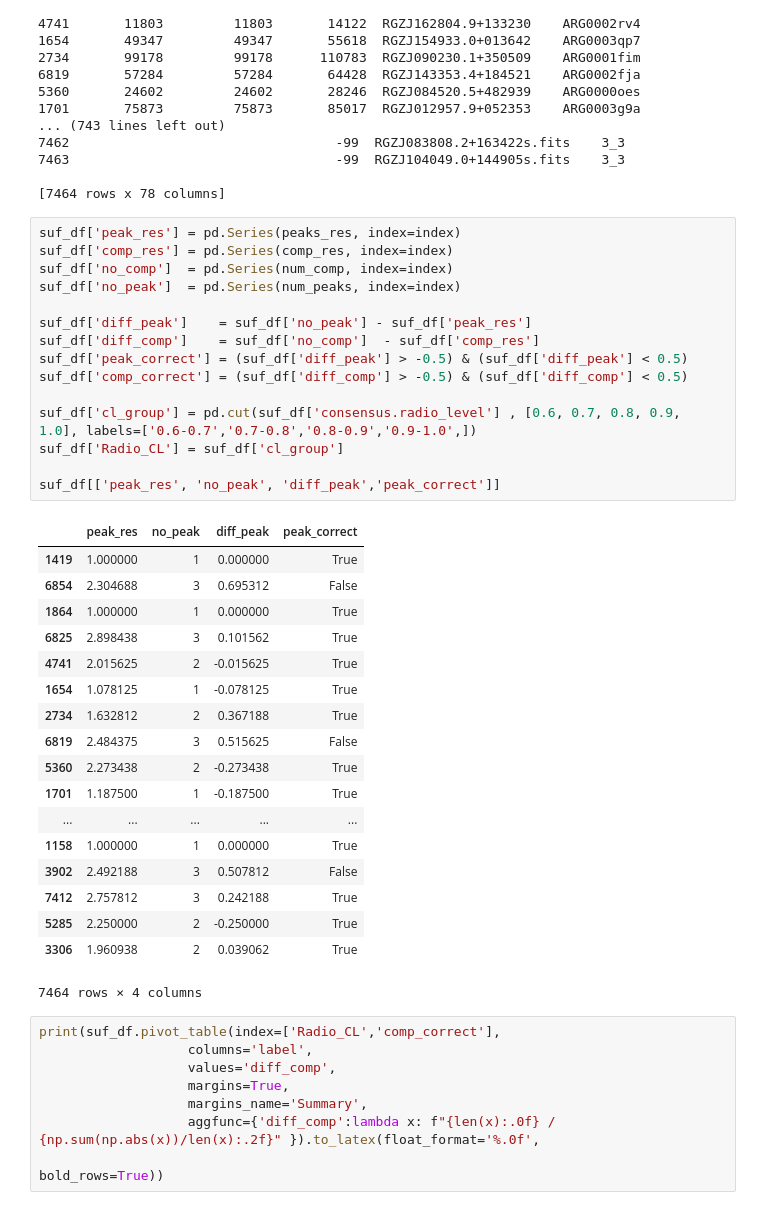
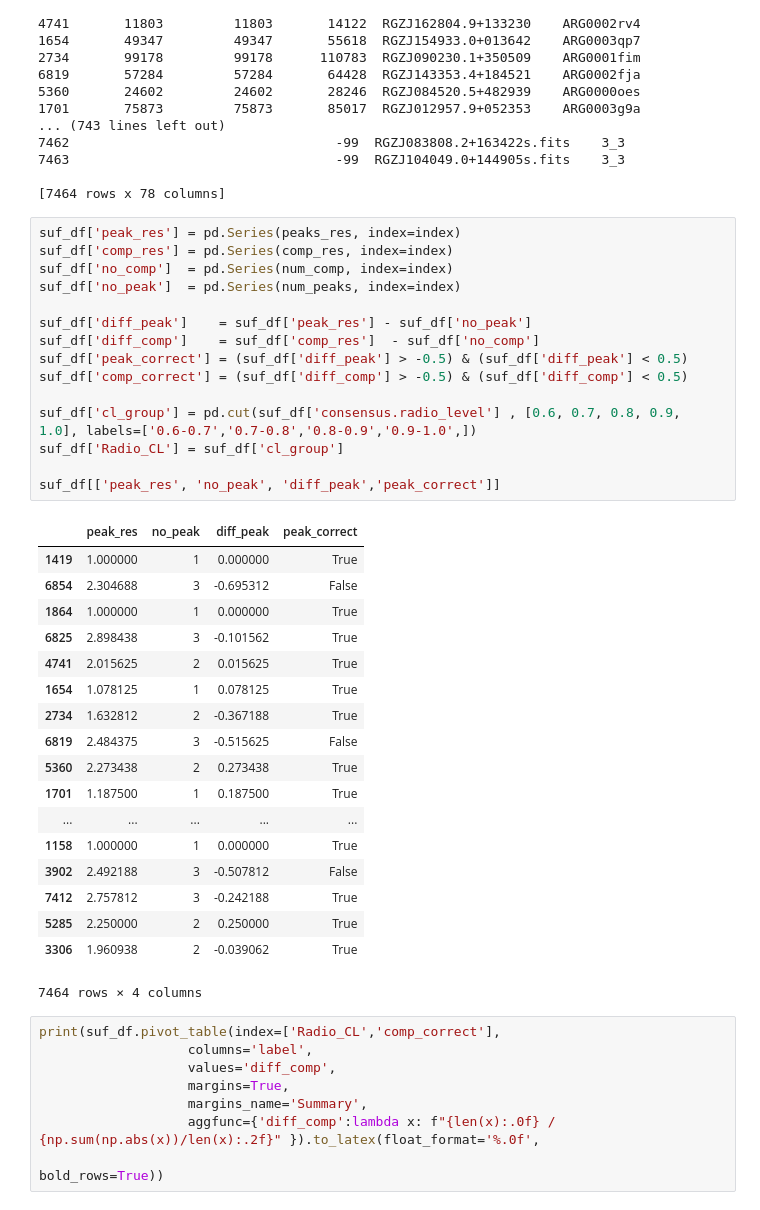
Before and after one commit to tjgalvin/Pink_Experiments, a Jupyter notebook: Notebook/Random_Forrest_ED_With_CL.ipynb, the cells around one changed output. Saved outputs shown, nothing was run; the diff lists cells and outputs as text.

```diff
--- a/Notebook/Random_Forrest_ED_With_CL.ipynb
+++ b/Notebook/Random_Forrest_ED_With_CL.ipynb
@@ -124,36 +124,36 @@ print(df)
 # %%
 suf_df['peak_res'] = pd.Series(peaks_res, index=index)
 suf_df['comp_res'] = pd.Series(comp_res, index=index)
 suf_df['no_comp']  = pd.Series(num_comp, index=index)
 suf_df['no_peak']  = pd.Series(num_peaks, index=index)
 
-suf_df['diff_peak']    = suf_df['no_peak'] - suf_df['peak_res']
-suf_df['diff_comp']    = suf_df['no_comp']  - suf_df['comp_res']
+suf_df['diff_peak']    = suf_df['peak_res'] - suf_df['no_peak']
+suf_df['diff_comp']    = suf_df['comp_res']  - suf_df['no_comp']
 suf_df['peak_correct'] = (suf_df['diff_peak'] > -0.5) & (suf_df['diff_peak'] < 0.5)
 suf_df['comp_correct'] = (suf_df['diff_comp'] > -0.5) & (suf_df['diff_comp'] < 0.5)
 
 suf_df['cl_group'] = pd.cut(suf_df['consensus.radio_level'] , [0.6, 0.7, 0.8, 0.9, 1.0], labels=['0.6-0.7','0.7-0.8','0.8-0.9','0.9-1.0',])
 suf_df['Radio_CL'] = suf_df['cl_group']
 
 suf_df[['peak_res', 'no_peak', 'diff_peak','peak_correct']]
 # %% [output]
 |  | peak_res | no_peak | diff_peak | peak_correct |
 | 1419 | 1.000000 | 1 | 0.000000 | True |
-| 6854 | 2.304688 | 3 | 0.695312 | False |
+| 6854 | 2.304688 | 3 | -0.695312 | False |
 | 1864 | 1.000000 | 1 | 0.000000 | True |
-| 6825 | 2.898438 | 3 | 0.101562 | True |
-| 4741 | 2.015625 | 2 | -0.015625 | True |
-| 1654 | 1.078125 | 1 | -0.078125 | True |
-| 2734 | 1.632812 | 2 | 0.367188 | True |
-| 6819 | 2.484375 | 3 | 0.515625 | False |
-| 5360 | 2.273438 | 2 | -0.273438 | True |
-| 1701 | 1.187500 | 1 | -0.187500 | True |
+| 6825 | 2.898438 | 3 | -0.101562 | True |
+| 4741 | 2.015625 | 2 | 0.015625 | True |
+| 1654 | 1.078125 | 1 | 0.078125 | True |
+| 2734 | 1.632812 | 2 | -0.367188 | True |
+| 6819 | 2.484375 | 3 | -0.515625 | False |
+| 5360 | 2.273438 | 2 | 0.273438 | True |
+| 1701 | 1.187500 | 1 | 0.187500 | True |
 | ... | ... | ... | ... | ... |
 | 1158 | 1.000000 | 1 | 0.000000 | True |
-| 3902 | 2.492188 | 3 | 0.507812 | False |
-| 7412 | 2.757812 | 3 | 0.242188 | True |
-| 5285 | 2.250000 | 2 | -0.250000 | True |
-| 3306 | 1.960938 | 2 | 0.039062 | True |
+| 3902 | 2.492188 | 3 | -0.507812 | False |
+| 7412 | 2.757812 | 3 | -0.242188 | True |
+| 5285 | 2.250000 | 2 | 0.250000 | True |
+| 3306 | 1.960938 | 2 | -0.039062 | True |
 7464 rows × 4 columns
 # %%
 print(suf_df.pivot_table(index=['Radio_CL','comp_correct'],
```
Also changed, not shown: parts of 5 cells of this notebook, 2 other files.
